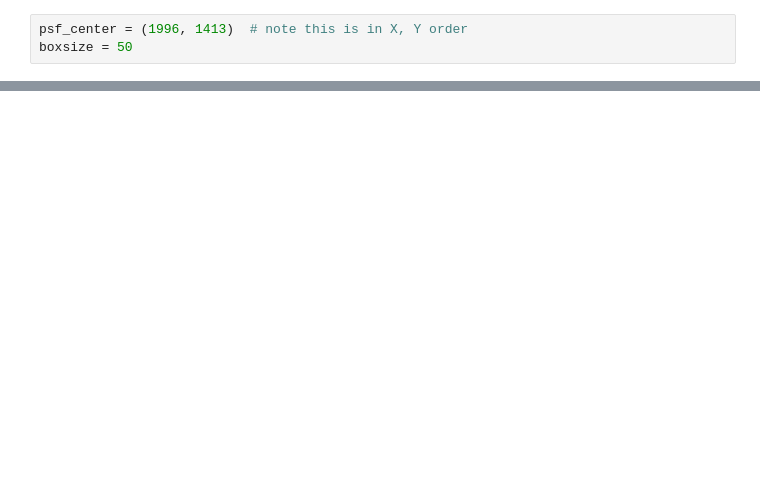
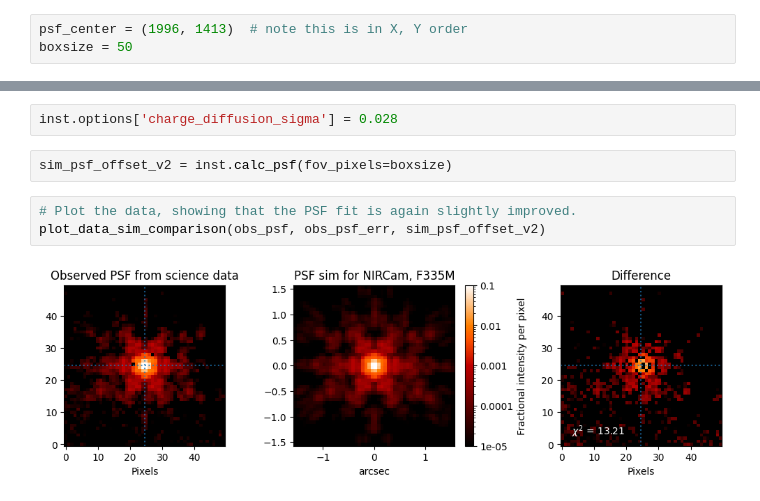
Before and after one commit to spacetelescope/stpsf, a Jupyter notebook: docs/jwst_matching_psfs_to_data.ipynb, the cells around one changed output, grey strips where cells are left out. Cells and saved outputs as stored; diff of their text form; blank space fills up the shorter version.

```diff
--- a/docs/jwst_matching_psfs_to_data.ipynb
+++ b/docs/jwst_matching_psfs_to_data.ipynb
@@ -62,0 +146,9 @@ You may also find it useful to adjust the `.options['charge_diffusion_sigma']` p
+# %%
+inst.options['charge_diffusion_sigma'] = 0.028
+# %%
+sim_psf_offset_v2 = inst.calc_psf(fov_pixels=boxsize)
+# %%
+# Plot the data, showing that the PSF fit is again slightly improved.
+plot_data_sim_comparison(obs_psf, obs_psf_err, sim_psf_offset_v2)
+# %% [output]
+[figure, added]
```
Also changed, not shown: parts of 23 cells of this notebook.
